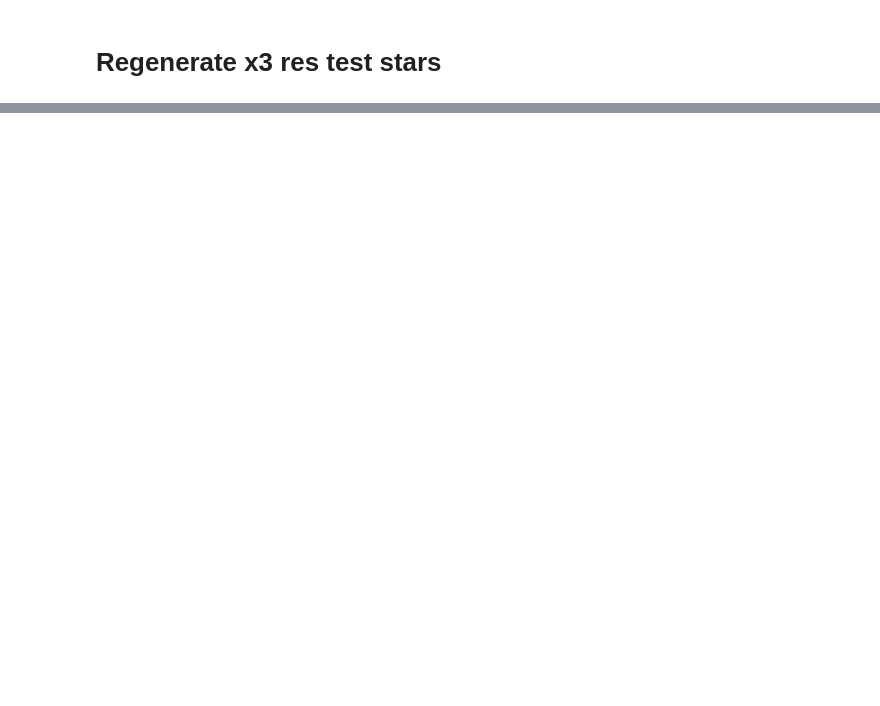
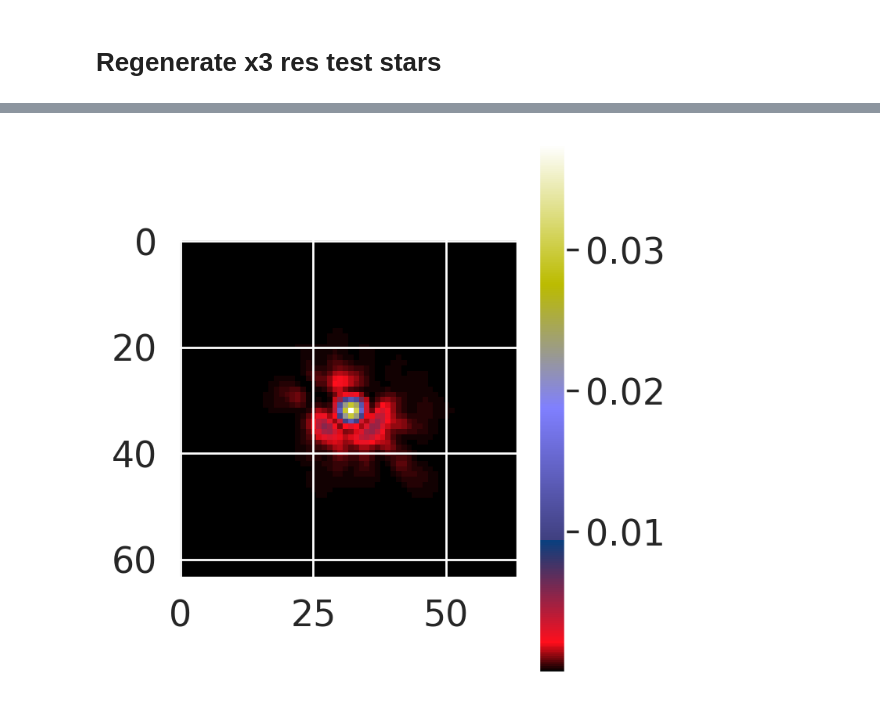
Before and after one commit to tobias-liaudat/wf-SEDs, a Jupyter notebook: model_WFE_size/notebooks/wfe-study-multi-realisation-results.ipynb, the cells around one changed output, grey strips where cells are left out. Drawn from its saved outputs; the diff is of its cells as text; code cells hidden in the pictures; blank space fills up the shorter version.

```diff
--- a/model_WFE_size/notebooks/wfe-study-multi-realisation-results.ipynb
+++ b/model_WFE_size/notebooks/wfe-study-multi-realisation-results.ipynb
@@ -389,0 +577,29 @@ Relative RMSE:   6.0011e-01 %    +/- 1.5855e-01 %
+# %%
+
+output_Q=1
+output_dim=64
+# %%
+GT_original_out_Q = GT_tf_semiparam_field.output_Q
+GT_original_out_dim = GT_tf_semiparam_field.output_dim
+
+# Set the required output_Q and output_dim parameters in the models
+GT_tf_semiparam_field.set_output_Q(output_Q=output_Q, output_dim=output_dim)
+
+# Need to compile the models again
+GT_tf_semiparam_field = wf.tf_psf_field.build_PSF_model(GT_tf_semiparam_field)
+# %%
+tot = 4
+
+# Generate SED data list
+packed_SED_data = [
+    wf.utils.generate_packed_elems(_sed, simPSF_np, n_bins=test_parameters['n_bins']) for _sed in test_SEDs[:4,:,:]
+]
+
+# Prepare inputs
+tf_packed_SED_data = tf.convert_to_tensor(packed_SED_data, dtype=tf.float32)
+tf_packed_SED_data = tf.transpose(tf_packed_SED_data, perm=[0, 2, 1])
+pred_inputs = [test_pos[:4,:], tf_packed_SED_data]
+# %%
+%%time
+# Ground Truth model
+GT_predictions = GT_tf_semiparam_field.predict(x=pred_inputs, batch_size=2)
@@ -389,0 +611,8 @@ Relative RMSE:   6.0011e-01 %    +/- 1.5855e-01 %
+# %%
+
+plt.figure(figsize=(4,4))
+plt.imshow(GT_predictions[0,:,:], cmap='gist_stern')
+plt.colorbar()
+plt.show()
+# %% [output]
+[figure, added]
```
Also changed, not shown: parts of 24 cells of this notebook.
